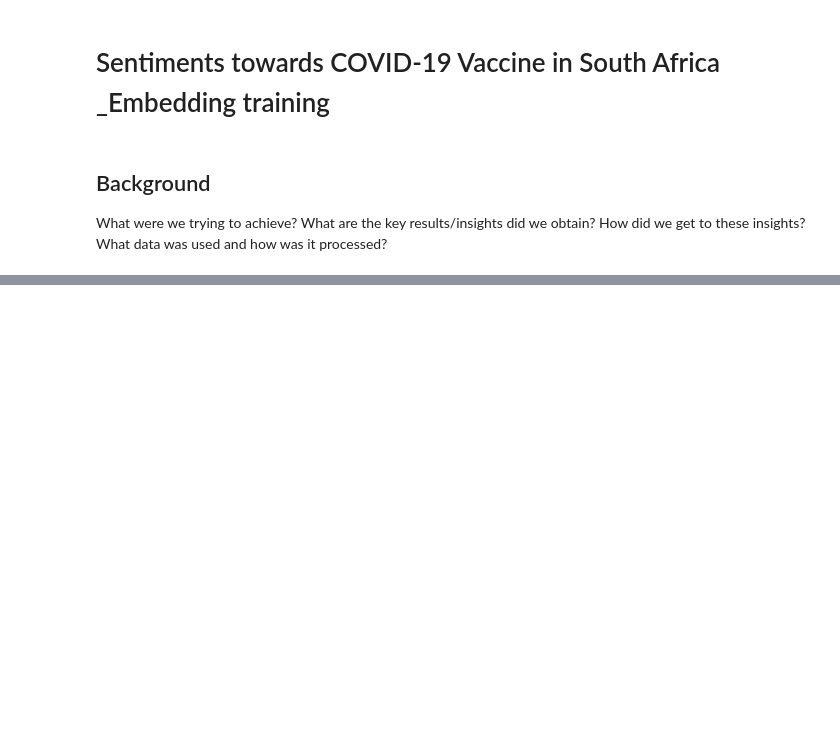
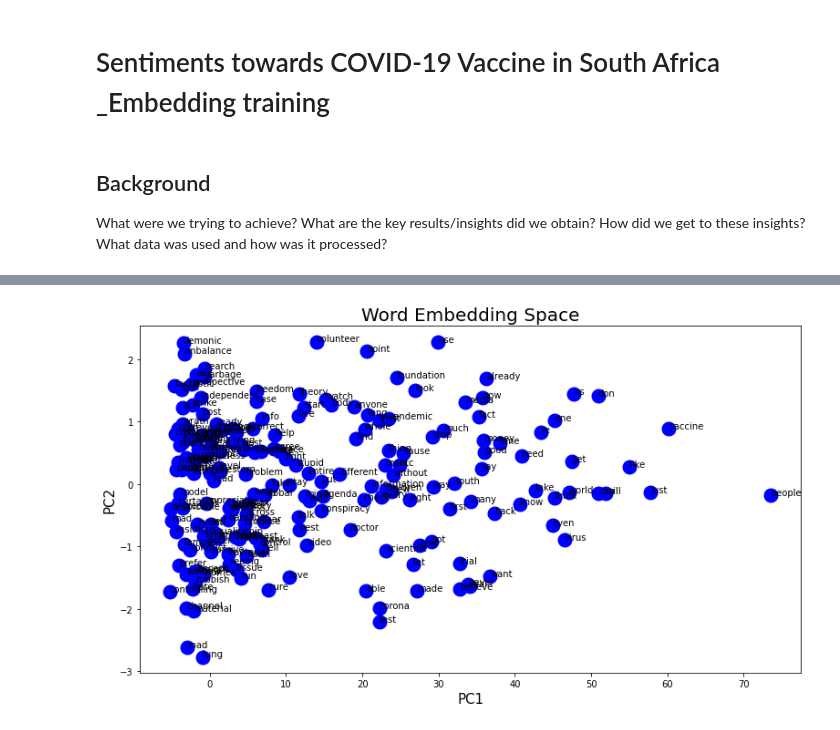
Before and after one commit to sillsphelyx/Vaccine_sentiments_SA, a Jupyter notebook: Covid_vaccine_sentiment_SA-Training_Word_embeddings.ipynb, the cells around one changed output, grey strips where cells are left out. Cells and saved outputs as stored; diff of their text form; code cells hidden in the pictures; blank space fills up the shorter version.

Commit message:
completed plotting the learnt word embeddings

```diff
--- a/Covid_vaccine_sentiment_SA-Training_Word_embeddings.ipynb
+++ b/Covid_vaccine_sentiment_SA-Training_Word_embeddings.ipynb
@@ -64,0 +75,7 @@ TypeError: unsupported operand type(s) for +: 'bool' and 'str'
+# %%
+# printing the learnt vocabulary
+reply_words=list(reply_vectors.wv.vocab)
+comment_words=list(comment_vectors.wv.vocab)
+combined_words=list(combined_vectors.wv.vocab)
+
+#print(reply_words)
@@ -64,0 +99,24 @@ TypeError: unsupported operand type(s) for +: 'bool' and 'str'
+# %%
+def pca(df):
+    #Computing the correlation matrix
+    X_corr=df.corr()
+
+    #Computing eigen values and eigen vectors
+    values,vectors=np.linalg.eig(X_corr)
+
+    #Sorting the eigen vectors coresponding to eigen values in descending order
+    args = (-values).argsort()
+    values = vectors[args]
+    vectors = vectors[:, args]
+
+    #Taking first 2 components which explain maximum variance for projecting
+    new_vectors=vectors[:,:2]
+
+    #Projecting it onto new dimesion with 2 axis
+    neww_X=np.dot(df.values,new_vectors)
+    return neww_X
+# %%
+# PCA on dataframe
+reply_components = pca(replies_df)
+comment_components = pca(comments_df)
+combined_components = pca(combined_df)
@@ -64,0 +134,15 @@ TypeError: unsupported operand type(s) for +: 'bool' and 'str'
+# %%
+# Plotting function
+def plotting_components_mod(components,model, no_words = 20):
+    plt.figure(figsize=(13,7))
+    plt.scatter(components[:no_words,0],components[:no_words,1],linewidths=10,color='blue')
+    plt.xlabel("PC1",size=15)
+    plt.ylabel("PC2",size=15)
+    plt.title("Word Embedding Space",size=20)
+    vocab=list(model.wv.vocab)[:no_words]
+    for i, word in enumerate(vocab):
+        plt.annotate(word,xy=(components[i,0],components[i,1]))
+# %%
+plotting_components_mod(reply_components,reply_vectors,200)
+# %% [output]
+[figure, added]
```
Also changed, not shown: parts of 13 cells of this notebook, 1 other file.
